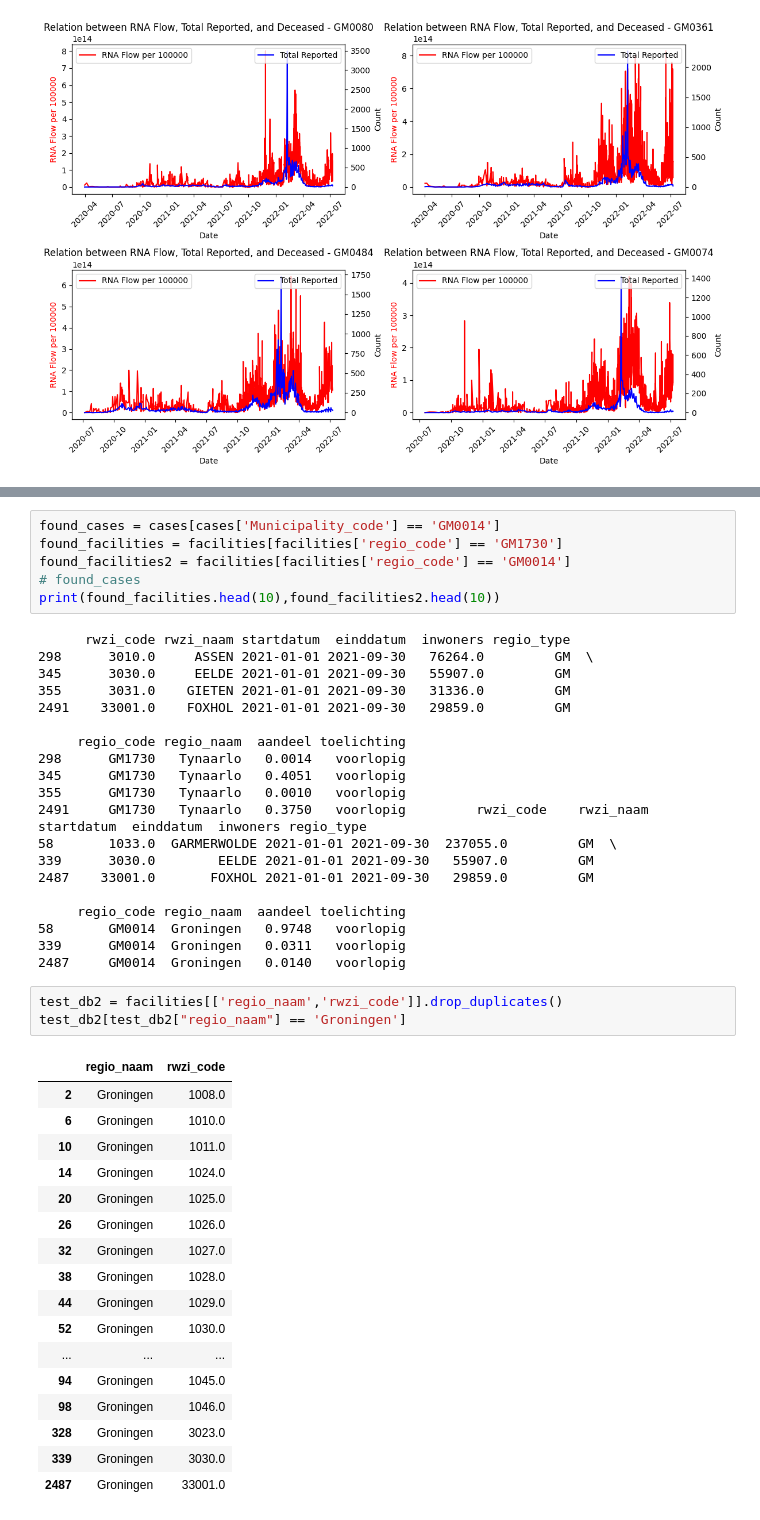
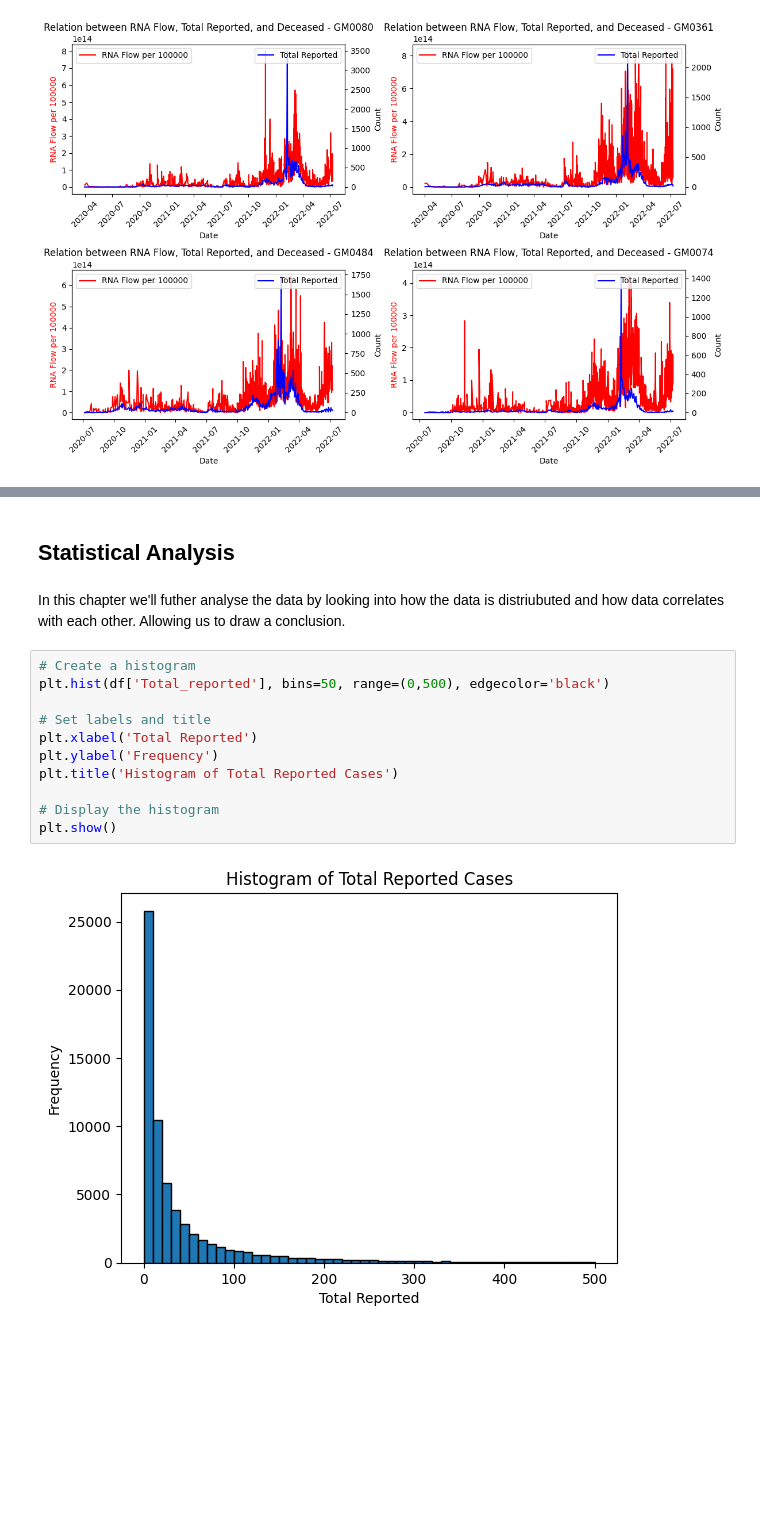
Before and after one commit to PRiesebos/PROG1Final, a Jupyter notebook: code/FinalAssignmentProg1_PeterRiesebos_360567.ipynb, the cells around one changed output, grey strips where cells are left out. Drawn from its saved outputs; the diff is of its cells as text; blank space fills up the shorter version.

```diff
--- a/code/FinalAssignmentProg1_PeterRiesebos_360567.ipynb
+++ b/code/FinalAssignmentProg1_PeterRiesebos_360567.ipynb
@@ -593,47 +751,17 @@ unique_values
-# %%
-found_cases = cases[cases['Municipality_code'] == 'GM0014']
-found_facilities = facilities[facilities['regio_code'] == 'GM1730']
-found_facilities2 = facilities[facilities['regio_code'] == 'GM0014']
-# found_cases
-print(found_facilities.head(10),found_facilities2.head(10))
-# %% [output]
-      rwzi_code rwzi_naam startdatum  einddatum  inwoners regio_type
-298      3010.0     ASSEN 2021-01-01 2021-09-30   76264.0         GM  \
-345      3030.0     EELDE 2021-01-01 2021-09-30   55907.0         GM
-355      3031.0    GIETEN 2021-01-01 2021-09-30   31336.0         GM
-2491    33001.0    FOXHOL 2021-01-01 2021-09-30   29859.0         GM
-
-     regio_code regio_naam  aandeel toelichting
-298      GM1730   Tynaarlo   0.0014   voorlopig
-345      GM1730   Tynaarlo   0.4051   voorlopig
-355      GM1730   Tynaarlo   0.0010   voorlopig
-2491     GM1730   Tynaarlo   0.3750   voorlopig         rwzi_code    rwzi_naam startdatum  einddatum  inwoners regio_type
-58       1033.0  GARMERWOLDE 2021-01-01 2021-09-30  237055.0         GM  \
-339      3030.0        EELDE 2021-01-01 2021-09-30   55907.0         GM
-2487    33001.0       FOXHOL 2021-01-01 2021-09-30   29859.0         GM
-
-     regio_code regio_naam  aandeel toelichting
-58       GM0014  Groningen   0.9748   voorlopig
-339      GM0014  Groningen   0.0311   voorlopig
-2487     GM0014  Groningen   0.0140   voorlopig
-# %%
-test_db2 = facilities[['regio_naam','rwzi_code']].drop_duplicates()
-test_db2[test_db2["regio_naam"] == 'Groningen']
-# %% [output]
-|  | regio_naam | rwzi_code |
-| 2 | Groningen | 1008.0 |
-| 6 | Groningen | 1010.0 |
-| 10 | Groningen | 1011.0 |
-| 14 | Groningen | 1024.0 |
-| 20 | Groningen | 1025.0 |
-| 26 | Groningen | 1026.0 |
-| 32 | Groningen | 1027.0 |
-| 38 | Groningen | 1028.0 |
-| 44 | Groningen | 1029.0 |
-| 52 | Groningen | 1030.0 |
-| ... | ... | ... |
-| 94 | Groningen | 1045.0 |
-| 98 | Groningen | 1046.0 |
-| 328 | Groningen | 3023.0 |
-| 339 | Groningen | 3030.0 |
-| 2487 | Groningen | 33001.0 |
+# %% [markdown]
+## Statistical Analysis <a id="paragraph5"></a>
+# %% [markdown]
+In this chapter we'll futher analyse the data by looking into how the data is distriubuted and how data correlates with each other. Allowing us to draw a conclusion.
+# %%
+# Create a histogram
+plt.hist(df['Total_reported'], bins=50, range=(0,500), edgecolor='black')
+
+# Set labels and title
+plt.xlabel('Total Reported')
+plt.ylabel('Frequency')
+plt.title('Histogram of Total Reported Cases')
+
+# Display the histogram
+plt.show()
+# %% [output]
+[figure, added]
```
Also changed, not shown: parts of 63 cells of this notebook, 1 other file.
